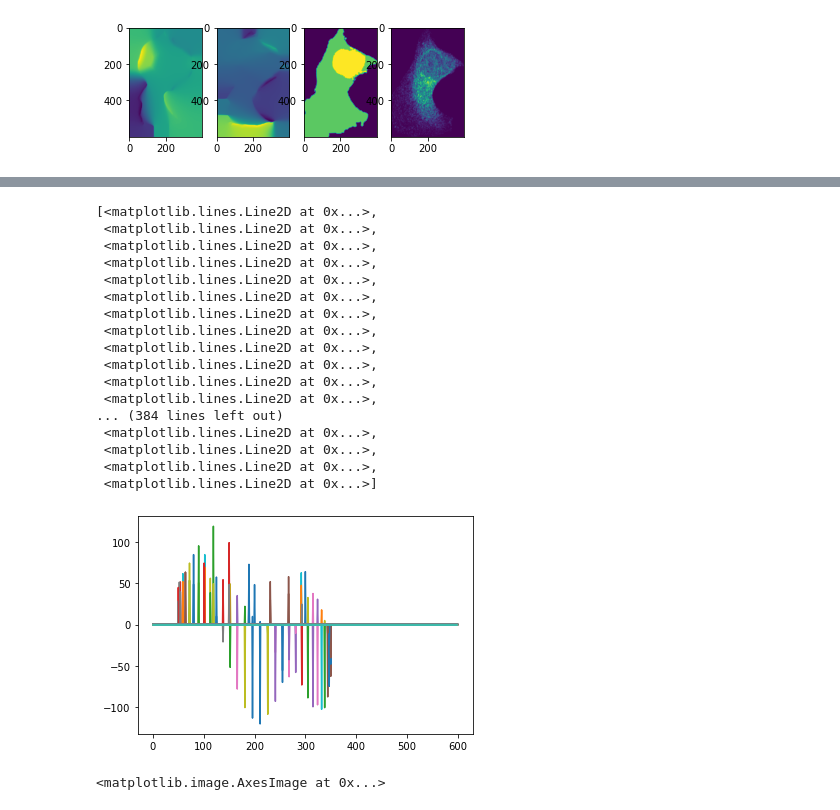
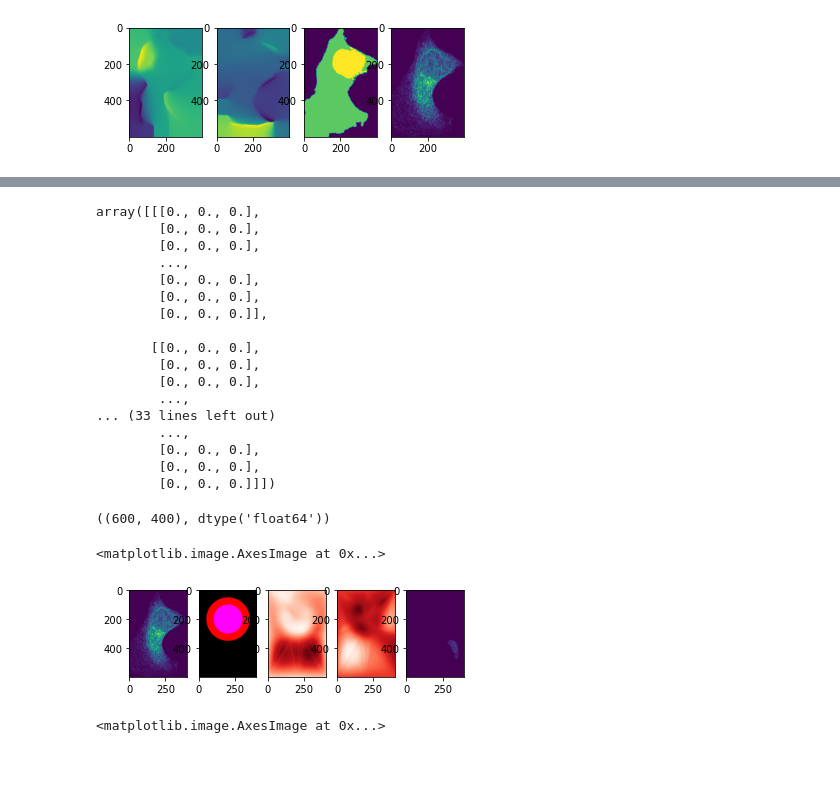
Before and after one commit to trangle1302/2D_shapespace, a Jupyter notebook: notebooks/deformation_field.ipynb, the cells around one changed output, grey strips where cells are left out. Saved outputs shown, nothing was run; the diff lists cells and outputs as text; code cells hidden in the pictures; blank space fills up the shorter version.

```diff
--- a/notebooks/deformation_field.ipynb
+++ b/notebooks/deformation_field.ipynb
@@ -320,13 +331,10 @@ ax[1].axis("scaled")
 # %%
 # Simulate deformation field, going from round (shapemode) to deformed (original shape) image
 sh = (600, 400)
-nu_centroid
 t = np.random.normal(size=sh)
 dx = np.zeros(sh)
 dy = np.zeros(sh)
-#dx[nu_centroid[0],nu_centroid[1]] = avg_nu_centroid[0] - nu_centroid[0]
-#dy[nu_centroid[0],nu_centroid[1]] = avg_nu_centroid[1] - nu_centroid[1]
-dxy_anchor_points = pts1 - pts2
+dxy_anchor_points = pts2 - pts1
 
 for dxy, standard_coords in zip(dxy_anchor_points, np.round(pts2)):
     dx[int(standard_coords[0]),int(standard_coords[1])] = dxy[0]
@@ -361,3 +341,0 @@ NameError: name 'dxy_anchor' is not defined
-# %%
-grid_x, grid_y = np.mgrid[0:1:100j, 0:1:200j]
-grid_x.shape
@@ -365,0 +356,5 @@ grid_x.shape
+# %%
+from scipy.interpolate import griddata
+# separate displacement field calculation for x and y
+grid_dx = griddata(pts2, dxy_anchor_points[:,0], (grid_x, grid_y), method='cubic')
+grid_dy = griddata(pts2, dxy_anchor_points[:,1], (grid_x, grid_y), method='cubic')
@@ -365,0 +395,20 @@ grid_x.shape
+# %%
+parameterize.get_coordinates(cell__[1].real, cell__[0].real, [0,0], n_isos = [3,7], plot=False)
+# %% [output]
+array([[[0., 0., 0.],
+        [0., 0., 0.],
+        [0., 0., 0.],
+        ...,
+        [0., 0., 0.],
+        [0., 0., 0.],
+        [0., 0., 0.]],
+
+       [[0., 0., 0.],
+        [0., 0., 0.],
+        [0., 0., 0.],
+        ...,
+... (33 lines left out)
+        ...,
+        [0., 0., 0.],
+        [0., 0., 0.],
+        [0., 0., 0.]]])
@@ -366,24 +448,19 @@ grid_x.shape
+# %%
+warped = cv.remap(resize(np.rot90(protein,3),(600,400)), grid_dy.astype('float32'), grid_dx.astype('float32'), cv.INTER_LINEAR)
+warped.shape, warped.dtype
+# %% [output]
+((600, 400), dtype('float64'))
 # %%
-plt.plot(dy)
+fig, ax = plt.subplots(1,5)
+ax[0].imshow(resize(np.rot90(protein,3),(600,400)))
+ax[1].imshow(avg_cell)
+ax[2].imshow(grid_dx, cmap='Reds')
+ax[3].imshow(grid_dy, cmap='Reds')
+ax[4].imshow(warped*10)
+#ax[5].quiver(grid_x,grid_y, grid_dx, grid_dy)
 # %% [output]
-[<matplotlib.lines.Line2D at 0x...>,
- <matplotlib.lines.Line2D at 0x...>,
- <matplotlib.lines.Line2D at 0x...>,
- <matplotlib.lines.Line2D at 0x...>,
- <matplotlib.lines.Line2D at 0x...>,
- <matplotlib.lines.Line2D at 0x...>,
- <matplotlib.lines.Line2D at 0x...>,
- <matplotlib.lines.Line2D at 0x...>,
- <matplotlib.lines.Line2D at 0x...>,
- <matplotlib.lines.Line2D at 0x...>,
- <matplotlib.lines.Line2D at 0x...>,
- <matplotlib.lines.Line2D at 0x...>,
-... (384 lines left out)
- <matplotlib.lines.Line2D at 0x...>,
- <matplotlib.lines.Line2D at 0x...>,
- <matplotlib.lines.Line2D at 0x...>,
- <matplotlib.lines.Line2D at 0x...>]
+<matplotlib.image.AxesImage at 0x...>
-[figure, old version]
+[figure, new version]
 # %%
 yy, xx = np.indices(sh)
 xmap = (xx-dx).astype(np.float32)
```
Also changed, not shown: parts of 32 cells of this notebook, 2 other files.
